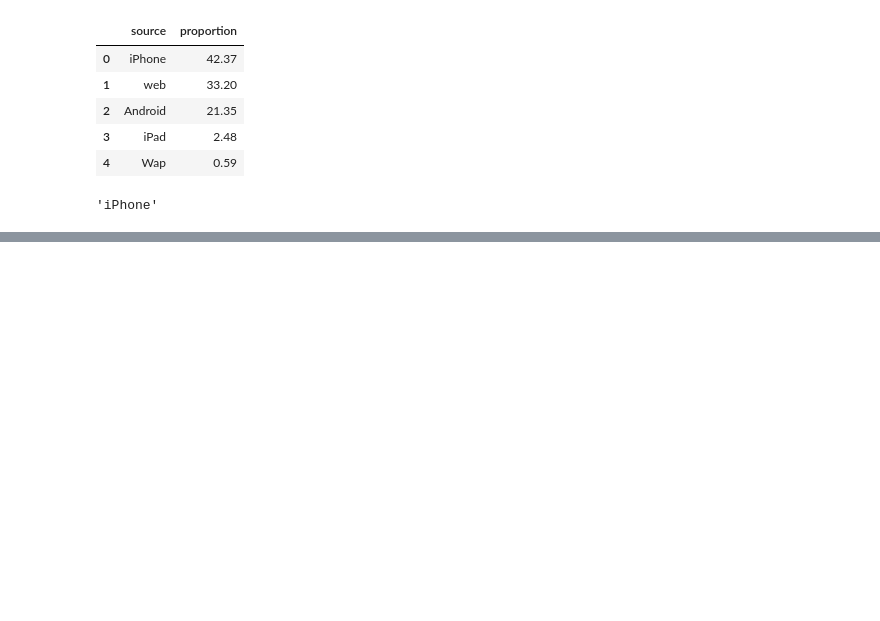
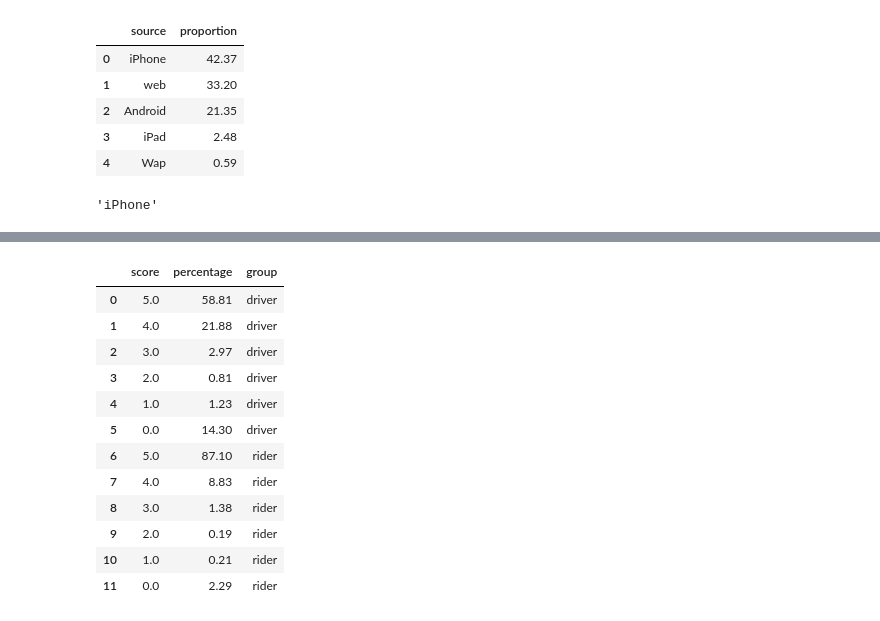
Before and after one commit to JustRomanVolkov/DataAnalyst, a Jupyter notebook: lesson_3.ipynb, the cells around one changed output, grey strips where cells are left out. Cells and saved outputs as stored; diff of their text form; code cells hidden in the pictures; blank space fills up the shorter version.

```diff
--- a/lesson_3.ipynb
+++ b/lesson_3.ipynb
@@ -327,0 +374,16 @@ plt.show()
+# %%
+driver_and_rider_score_counts
+# %% [output]
+|  | score | percentage | group |
+| 0 | 5.0 | 58.81 | driver |
+| 1 | 4.0 | 21.88 | driver |
+| 2 | 3.0 | 2.97 | driver |
+| 3 | 2.0 | 0.81 | driver |
+| 4 | 1.0 | 1.23 | driver |
+| 5 | 0.0 | 14.30 | driver |
+| 6 | 5.0 | 87.10 | rider |
+| 7 | 4.0 | 8.83 | rider |
+| 8 | 3.0 | 1.38 | rider |
+| 9 | 2.0 | 0.19 | rider |
+| 10 | 1.0 | 0.21 | rider |
+| 11 | 0.0 | 2.29 | rider |
```
Also changed, not shown: parts of 13 cells of this notebook.
